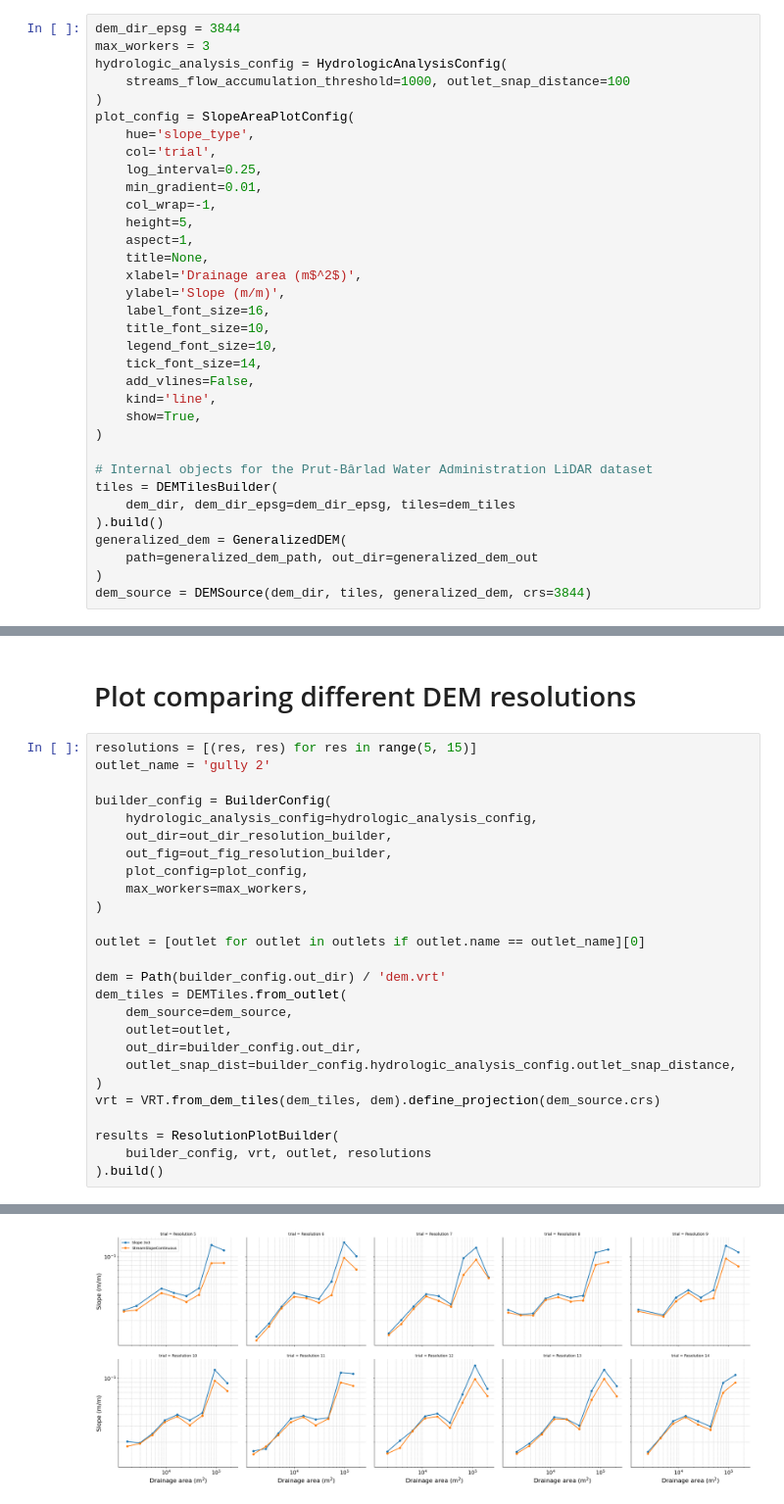
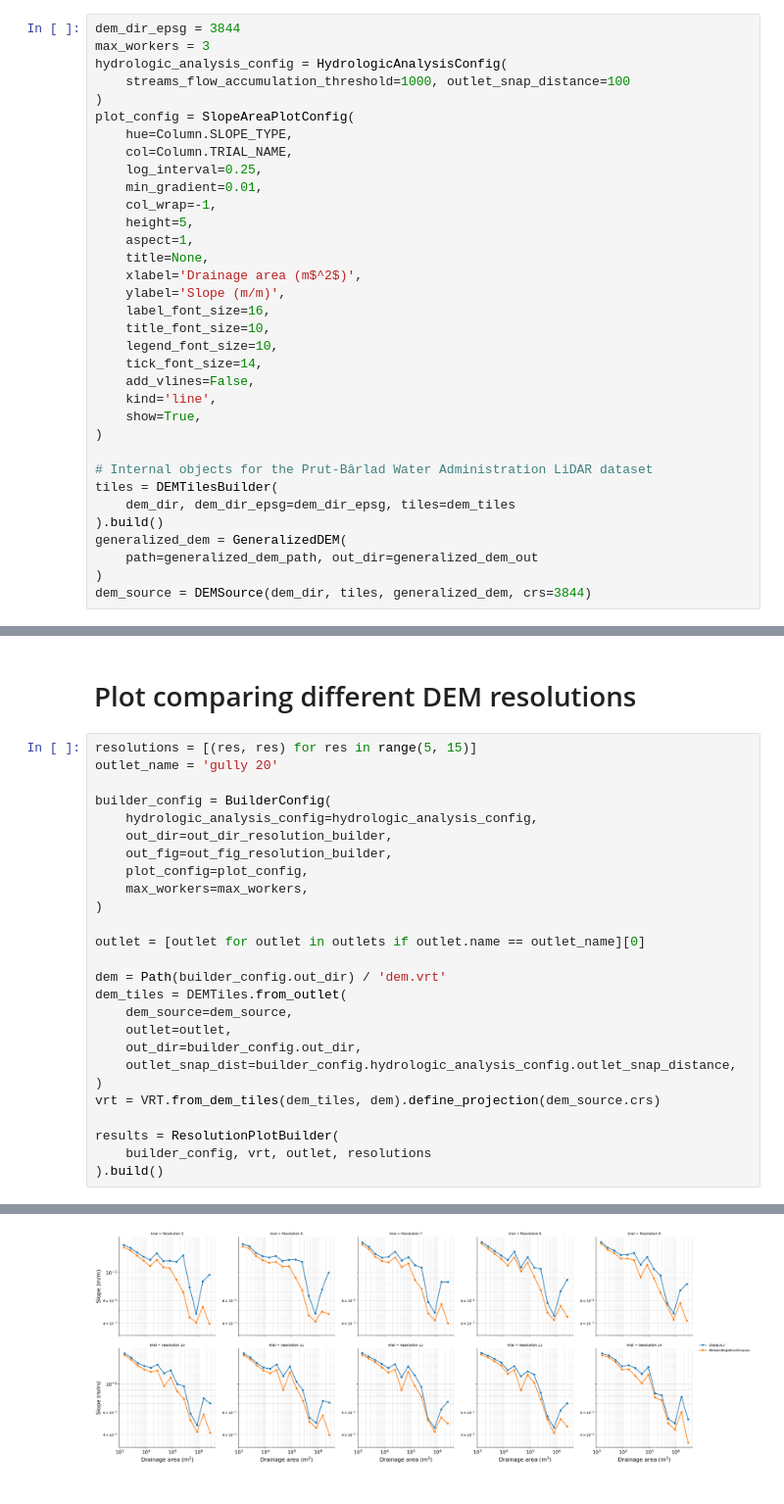
Before and after one commit to alecsandrei/slope-area, a Jupyter notebook: notebooks/02_internal_example.ipynb, the cells around one changed output, grey strips where cells are left out. Shown at 98% size. Saved outputs shown, nothing was run; the diff lists cells and outputs as text.

```diff
--- a/notebooks/02_internal_example.ipynb
+++ b/notebooks/02_internal_example.ipynb
@@ -51,8 +52,8 @@ hydrologic_analysis_config = HydrologicAnalysisConfig(
     streams_flow_accumulation_threshold=1000, outlet_snap_distance=100
 )
 plot_config = SlopeAreaPlotConfig(
-    hue='slope_type',
-    col='trial',
+    hue=Column.SLOPE_TYPE,
+    col=Column.TRIAL_NAME,
     log_interval=0.25,
     min_gradient=0.01,
     col_wrap=-1,
@@ -93,7 +94,7 @@ outlets = Outlets.from_gdf(gdf, name_field='name')
 # Plot comparing different DEM resolutions
 # %%
 resolutions = [(res, res) for res in range(5, 15)]
-outlet_name = 'gully 2'
+outlet_name = 'gully 20'
 
 builder_config = BuilderConfig(
     hydrologic_analysis_config=hydrologic_analysis_config,
@@ -149,4 +148,4 @@ WARNING: Interior pit cells were found within the input DEM. It is likely that t
-[figure, old version]
+[figure, new version]
 # %%
 resolution = (5, 5)
 
```
Also changed, not shown: parts of 5 cells of this notebook, 2 other files.
